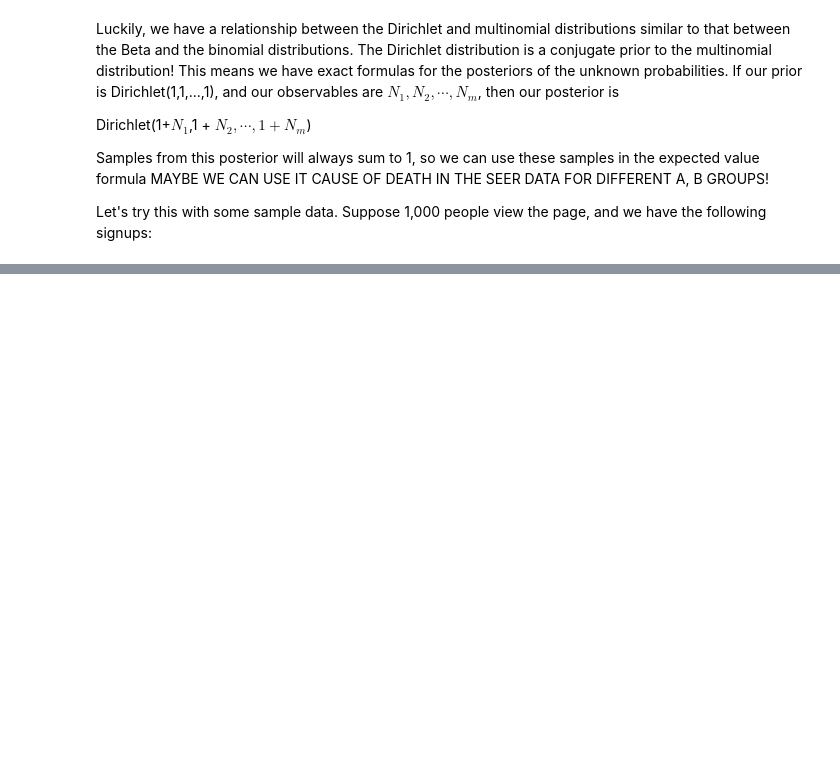
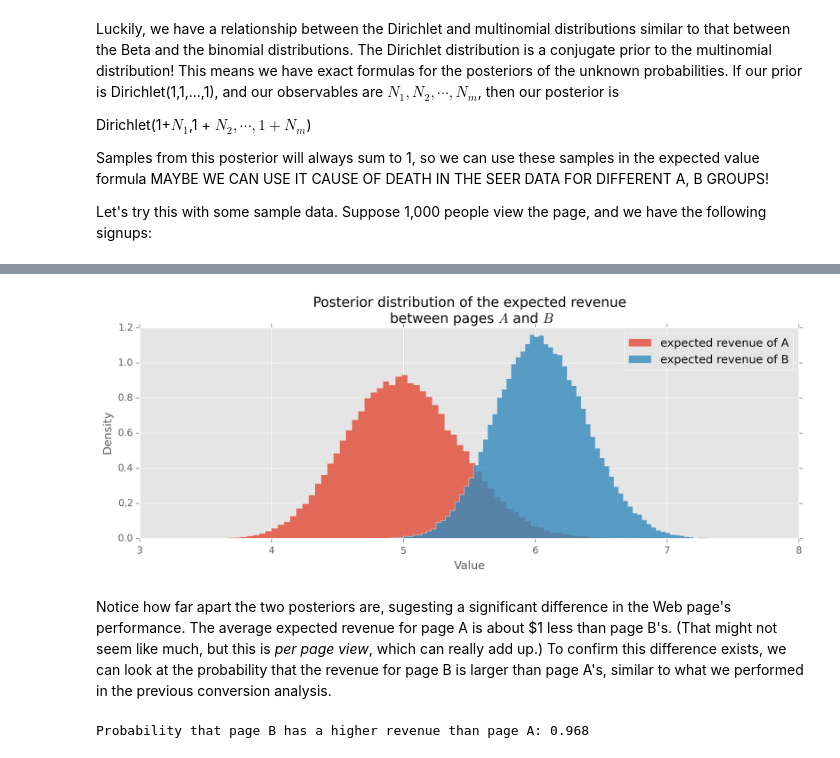
Before and after one commit to doolingdavid/Probabilistic-Programming-and-Bayesian-Methods-for-Hackers, a Jupyter notebook: ABNOTES.ipynb, the cells around one changed output, grey strips where cells are left out. Cells and saved outputs as stored; diff of their text form; code cells hidden in the pictures; blank space fills up the shorter version.

```diff
--- a/ABNOTES.ipynb
+++ b/ABNOTES.ipynb
@@ -1243,0 +1303,45 @@ Let's try this with some sample data. Suppose 1,000 people view the page, and we
+# %%
+N_A    = 1000
+N_A_79 = 10
+N_A_49 = 46
+N_A_25 = 80
+N_A_0  = N_A - (N_A_79 + N_A_49 + N_A_49)
+observations_A = np.array([N_A_79, N_A_49, N_A_25, N_A_0])
+
+
+N_B    = 2000
+N_B_79 = 45
+N_B_49 = 84
+N_B_25 = 200
+N_B_0  = N_B - (N_B_79 + N_B_49 + N_B_49)
+observations_B = np.array([N_B_79, N_B_49, N_B_25, N_B_0])
+
+
+prior_parameters = np.array([1,1,1,1])
+
+posterior_samples_A = dirichlet(prior_parameters + observations_A,
+                                size=100000)
+posterior_samples_B = dirichlet(prior_parameters + observations_B,
+                                size=100000)
+
+
+posterior_expected_revenue_A = expected_revenue(posterior_samples_A)
+posterior_expected_revenue_B = expected_revenue(posterior_samples_B)
+
+plt.hist(posterior_expected_revenue_A, histtype='stepfilled',
+         label='expected revenue of A', bins=80,normed=True,alpha=0.8)
+plt.hist(posterior_expected_revenue_B, histtype='stepfilled',
+         label='expected revenue of B', bins=80, alpha=0.8,normed=True)
+plt.xlabel('Value')
+plt.ylabel('Density')
+plt.title("Posterior distribution of the expected revenue \n between pages $A$ and $B$")
+plt.legend();
+# %% [output]
+[figure, added]
+# %% [markdown]
+Notice how far apart the two posteriors are, sugesting a significant difference in the Web page's performance. The average expected revenue for page A is about \$1 less than page B's. (That might not seem like much, but this is _per page view_, which can really add up.) To confirm this difference exists, we can look at the probability that the revenue for page B is larger than page A's, similar to what we performed in the previous conversion analysis.
+# %%
+p = (posterior_expected_revenue_B > posterior_expected_revenue_A).mean()
+print "Probability that page B has a higher revenue than page A: %.3f " %p
+# %% [output]
+Probability that page B has a higher revenue than page A: 0.968
```
Also changed, not shown: parts of 10 cells of this notebook.
